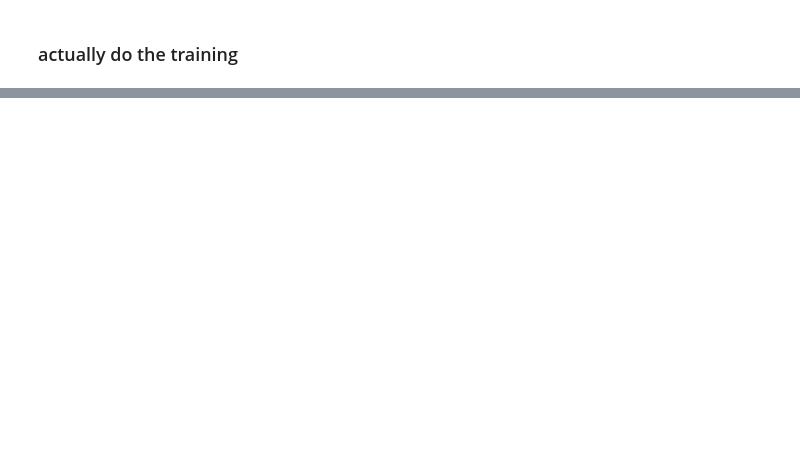
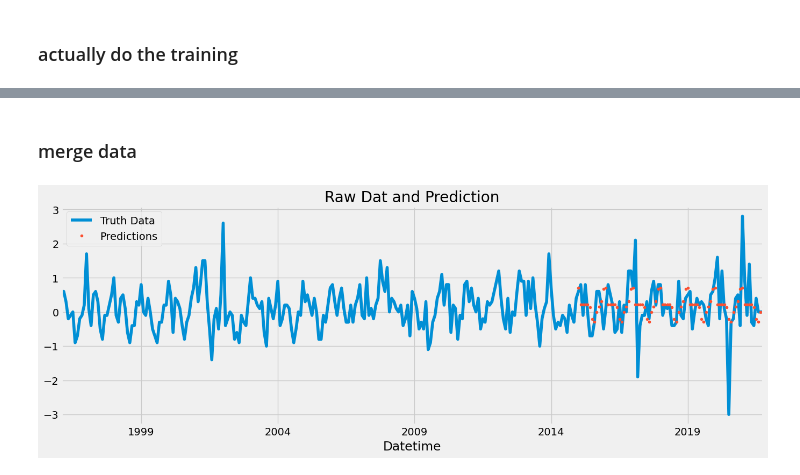
Before and after one commit to TechLabs-Ruhr/Food-price-forecast, a Jupyter notebook: ModelsAndDatasets/DataAnalysisXGB_RegressorModel_Diff.ipynb, the cells around one changed output, grey strips where cells are left out. Drawn from its saved outputs; the diff is of its cells as text; code cells hidden in the pictures; blank space fills up the shorter version.

Commit message:
updated xgb_diff file

```diff
--- a/ModelsAndDatasets/DataAnalysisXGB_RegressorModel_Diff.ipynb
+++ b/ModelsAndDatasets/DataAnalysisXGB_RegressorModel_Diff.ipynb
@@ -45,7 +48,7 @@ plt.show
 # %% [markdown]
 ## Train/Test Split
 # %%
-df_cleaned_diff = df_cleaned_diff_diff.diff()
+df_cleaned_diff = df_cleaned.diff()
 df_cleaned_diff = df_cleaned_diff.dropna()
 # %%
 train = df_cleaned_diff.loc[df_cleaned_diff.index < '2015-01']
@@ -72,8 +75,8 @@ def create_features(df_cleaned_diff):
     df_cleaned_diff['Year'] = df_cleaned_diff.index.year
     df_cleaned_diff['Quarter'] = df_cleaned_diff.index.quarter
     #df_cleaned['MonthOfYear'] = df_cleaned.index.     gibts scheinbar nicht
-    return df_cleaned
+    return df_cleaned_diff
 
-df_cleaned = create_features(df_cleaned)
+df_cleaned_diff = create_features(df_cleaned_diff)
 # %% [markdown]
 ### Make the data stationary by differentiating
@@ -82,2 +83,5 @@ df_cleaned.plot()
 # %% [markdown]
 ### Create our model
+# %%
+train = create_features(train)
+train
@@ -115,0 +177,9 @@ reg.predict(X_train)
+# %% [markdown]
+### merge data
+# %%
+#dieser Block kompiliert irgendwie nur beim ersten mal. also einmal allen output löschen,
+#und dann nochmal alles ausführen ==> ja ist auch klar, das wird gemerget (der Dataframe wird geändert)
+test['prediction'] = reg.predict(X_test)
+df_cleaned_diff = df_cleaned_diff.merge(test[['prediction']], how='left', left_index=True, right_index=True)
+# %% [output]
+[figure, added]
```
Also changed, not shown: parts of 19 cells of this notebook.
